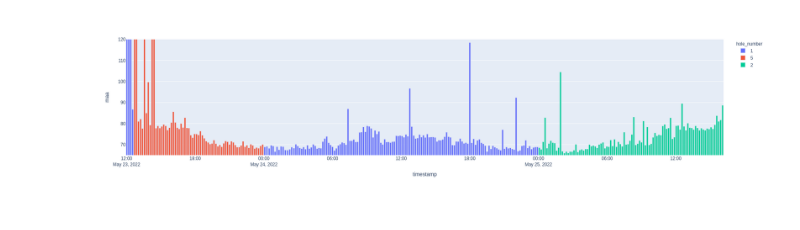
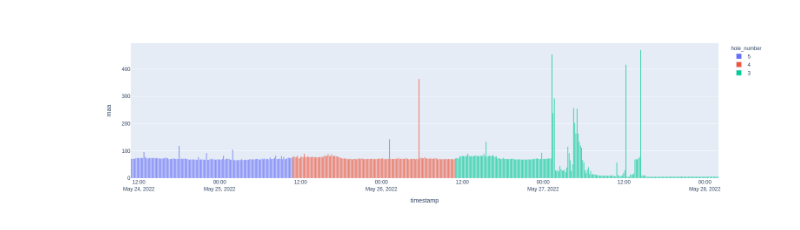
Before and after one commit to aubreymoore/treevibes, a Jupyter notebook: code/Experiment GPEPP.ipynb, the cells around one changed output. Cells and saved outputs as stored; diff of their text form; code cells hidden in the pictures.

```diff
--- a/code/Experiment GPEPP.ipynb
+++ b/code/Experiment GPEPP.ipynb
@@ -22,5 +28,5 @@ Wall time: 1min 8s
 # %%
 # Get a list of wavpaths
-wavpathlist = sorted(glob.glob('good-vibrations/data/gpepp/2022*.wav'))
-len(wavpathlist)
+wavpathlist = sorted(glob.glob('good-vibrations/data/gpepp/*.wav'))
+print(f'{len(wavpathlist)} wav files were found in good-vibrations/data/gpepp')
 # %% [output]
@@ -37,6 +42,6 @@ df_actions
 # %%
 def maa(wavpath):
-    '''Calculate mean absolute amplitude'''
+    '''Calculate mean absolute amplitude for data in a wav file'''
     _, data = wavfile.read(wavpath)
     return np.mean(np.abs(data))
 
@@ -48,10 +53,17 @@ def get_timestamp(wavpath):
 # %%
 %%time
 # Build a pandas dataframe
+
+start_of_experiment = df_actions['timestamp'].iloc[0]
+
 mylist = []
-for i, wavpath in enumerate(wavpathlist):
-    mylist.append({'timestamp': get_timestamp(wavpath), 'maa': maa(wavpath)})
+for wavpath in wavpathlist:
+    timestamp = get_timestamp(wavpath)
+    if timestamp > start_of_experiment:
+        mylist.append({'timestamp': timestamp, 'maa': maa(wavpath)})
 df = pd.DataFrame(mylist)
+
+# Add hole_number column
 
 df['hole_number'] = '0'
 for i, r in df_actions.iterrows():
@@ -80,11 +89,6 @@ Wall time: 159 ms
 # %%
 # plot maa vs timestamp
 fig1 = df.plot.bar(x='timestamp', y='maa', color='hole_number')
-fig1.update_layout(yaxis_range=[65, 120])
-# fig1.add_hline(y=df.iloc[0].maa) # add a horizontal line at the value of maa for the recording prior to introduction of the grub
-
-# for timestamp in ['2022-05-24T00:00', '2022-05-25T00:00']:
-#     fig1.add_vline(x=timestamp, line_color='red')
-
+# fig1.update_layout(yaxis_range=[0, 150])
 fig1.show()
 # %% [output]
@@ -91 +96 @@ fig1.show()
-[figure, old version]
+[figure, new version]
```
Also changed, not shown: parts of 9 cells of this notebook, 1 other file.
